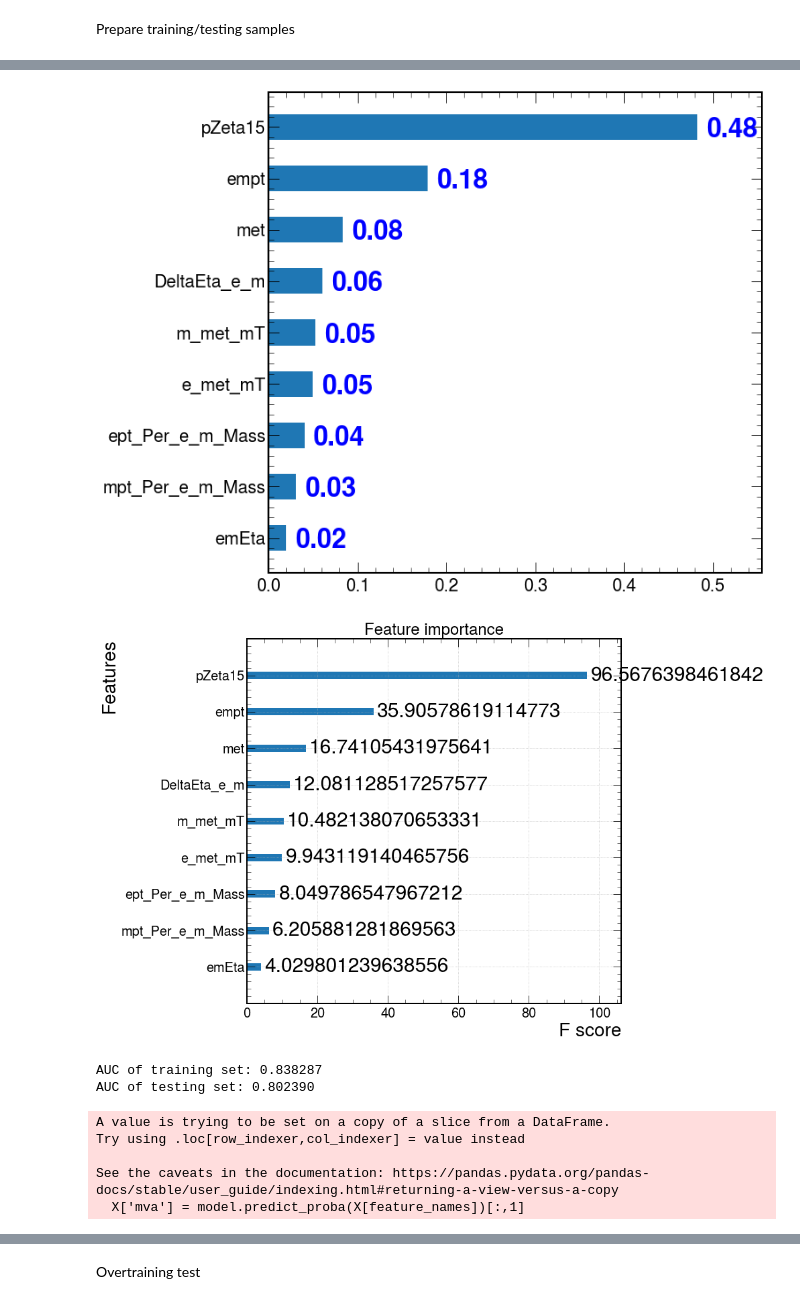
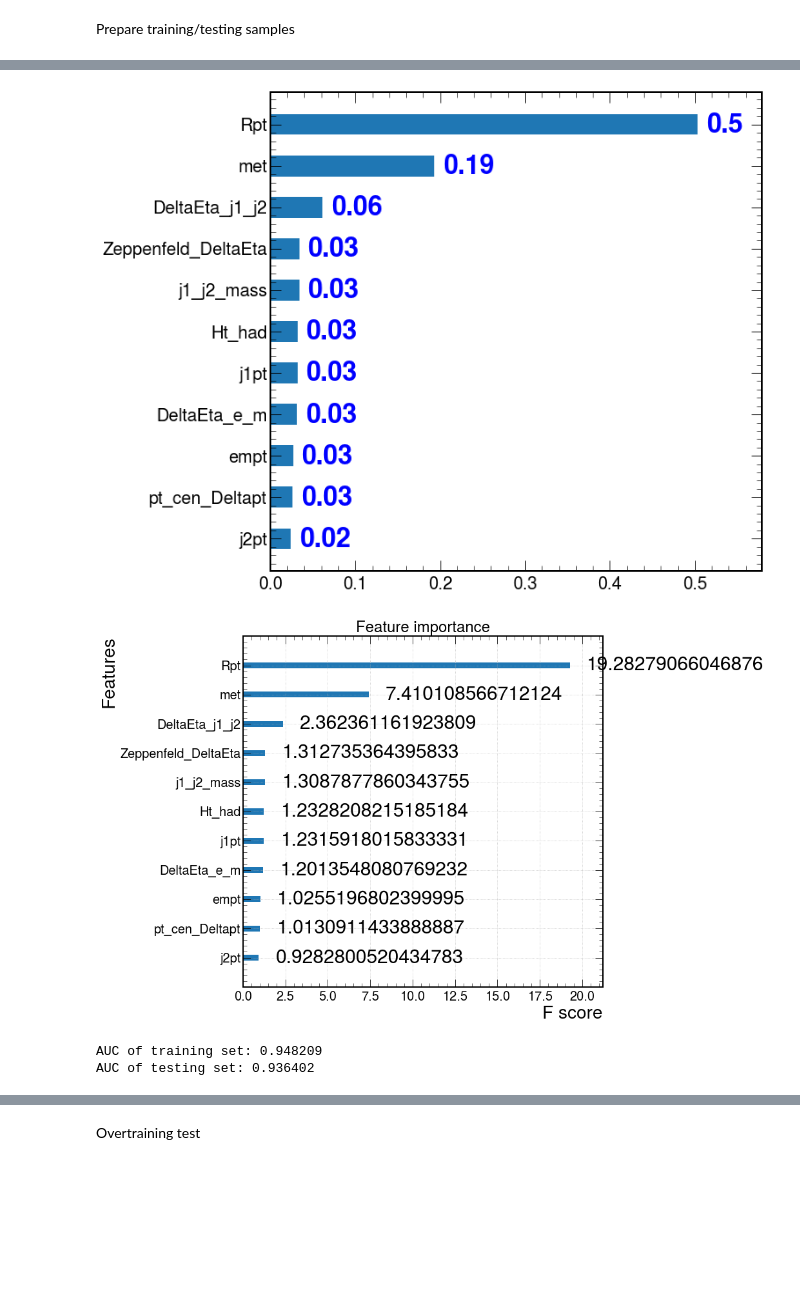
Before and after one commit to kawaho/XGBoost-for-HtoEMu, a Jupyter notebook: training.ipynb, the cells around one changed output, grey strips where cells are left out. Drawn from its saved outputs; the diff is of its cells as text; code cells hidden in the pictures; blank space fills up the shorter version.

```diff
--- a/training.ipynb
+++ b/training.ipynb
@@ -33,7 +27,7 @@ from coffea.util import load
 import numpy as np
 import pandas as pd
 import glob, os, json, argparse
-years = ['2018','2017']
+years = ['2016preVFP', '2016postVFP', '2018','2017']
 var_dict = [{}, {}, {}]
 df = []
 for year in years:
@@ -54,7 +50,7 @@ for i in range(3):
 Processing 2018
 Processing 2017
 # %%
-njet = 0
+njet = 2
 data = df[njet] #pd.read_parquet('../results/csv4BDT/out_1jets.parquet')
 
 print ('finish loading Dataframes')
@@ -87,9 +83,11 @@ Prepare training/testing samples
 # %%
 data_clean = data[~data.isin([np.nan, np.inf, -np.inf]).any(1)]
 
-data_cuts = data_clean[(data_clean['e_m_Mass']>115)&(data_clean['e_m_Mass']<135)&((data_clean['label']==1)|(data_clean['label']==0))]
-data_vbf = data_cuts#[data_clean['isVBFcat']==1]
+data_cuts = data_clean[(data_clean['opp_charge']==1)&(data_clean['e_m_Mass']>115)&(data_clean['e_m_Mass']<135)&((data_clean['label']==1)|(data_clean['label']==0))]
+data_vbf = data_cuts[data_cuts['isVBFcat']==1]
 data_vbf.loc[:, ('absweight')] = data_vbf['weight'].abs()
+# data_vbf.loc[:, ('j1btagDeepFlavB_geo')] = data_vbf['j1btagDeepFlavB']*(data_vbf['j1Eta'].abs()<2.5)
+# data_vbf.loc[:, ('j2btagDeepFlavB_geo')] = data_vbf['j2btagDeepFlavB']*(data_vbf['j2Eta'].abs()<2.5)
 #data_vbf.loc[:, ('label')] = data_vbf.label.astype('category')
 
 # split data into X and y
@@ -124,7 +118,15 @@ feature_names = ['e_met_mT', 'm_met_mT', 'mpt_Per_e_m_Mass', 'ept_Per_e_m_Mass',
+# %%
+#feature_names = ['e_met_mT', 'm_met_mT', 'mpt_Per_e_m_Mass', 'ept_Per_e_m_Mass', 'empt', 'met', 'DeltaEta_e_m', 'pZeta85'] #'pZeta85', 'pZeta', 'pZetaVis']
+#feature_names = ['j1pt', 'j1Eta', 'DeltaEta_j1_em', 'e_met_mT', 'm_met_mT', 'empt', 'met', 'DeltaEta_e_m', 'pZeta85']
+#feature_names = ['Ht_had', 'Rpt', 'DeltaEta_j1_j2', 'j1_j2_mass', 'j2pt', 'pt_cen_Deltapt', 'DeltaEta_em_j1j2', 'j1pt', 'empt', 'met', 'DeltaEta_e_m']
+feature_names = ['Zeppenfeld_DeltaEta', 'Ht_had', 'Rpt', 'DeltaEta_j1_j2', 'j1_j2_mass', 'j2pt', 'pt_cen_Deltapt', 'j1pt', 'empt', 'met', 'DeltaEta_e_m']
 # %%
 # Train with the default model to select features
 tic = time.time()
-model = xgb.XGBClassifier(n_jobs=nthreads, scale_pos_weight=sig_to_bkg_ratio, early_stopping_rounds=10, max_depth=3, learning_rate=0.2)#, learning_rate=0.1, max_depth=3, seed=123)
+#model = xgb.XGBClassifier(n_jobs=nthreads, scale_pos_weight=sig_to_bkg_ratio, early_stopping_rounds=10, max_depth=3, learning_rate=0.2, n_estimators=75)#, learning_rate=0.2)#, learning_rate=0.1, max_depth=3, seed=123)
+#model = xgb.XGBClassifier(n_jobs=nthreads, scale_pos_weight=sig_to_bkg_ratio, early_stopping_rounds=10, max_depth=3, learning_rate=0.25)
+#model = xgb.XGBClassifier(n_jobs=nthreads, scale_pos_weight=sig_to_bkg_ratio, early_stopping_rounds=10, max_depth=3, learning_rate=0.25)
+model = xgb.XGBClassifier(n_jobs=nthreads, scale_pos_weight=sig_to_bkg_ratio, early_stopping_rounds=10, max_depth=3, learning_rate=0.2, n_estimators=75)
 model.fit(X_train[feature_names], y_train, sample_weight=X_train['absweight'], eval_set = [(X_train[feature_names], y_train), (X_test[feature_names], y_test)], eval_metric='auc', sample_weight_eval_set = [X_train['absweight'], X_test['absweight']], verbose=False)
 toc = time.time()
 print("Time spent on training %s"%str(timedelta(seconds=toc - tic)))
@@ -170,17 +172,9 @@ XGBClassifier(base_score=0.5, booster='gbtree', colsample_bylevel=1,
               tree_method='exact', validate_parameters=1, verbosity=None)
-[figure, old version]
+[figure, new version]
-[figure, old version]
+[figure, new version]
-AUC of training set: 0.838287
-AUC of testing set: 0.802390
+AUC of training set: 0.948209
+AUC of testing set: 0.936402
 # %%
 #Save model if everything looks good
 model_out_file = "model_GG_0jets.bin"
 model.save_model(model_out_file)
-# %%
-X['mva'] = model.predict_proba(X[feature_names])[:,1]
-# %% [output]
-A value is trying to be set on a copy of a slice from a DataFrame.
-Try using .loc[row_indexer,col_indexer] = value instead
-
-See the caveats in the documentation: https://pandas.pydata.org/pandas-docs/stable/user_guide/indexing.html#returning-a-view-versus-a-copy
-  X['mva'] = model.predict_proba(X[feature_names])[:,1]
```
Also changed, not shown: parts of 13 cells of this notebook, 5 other files.
